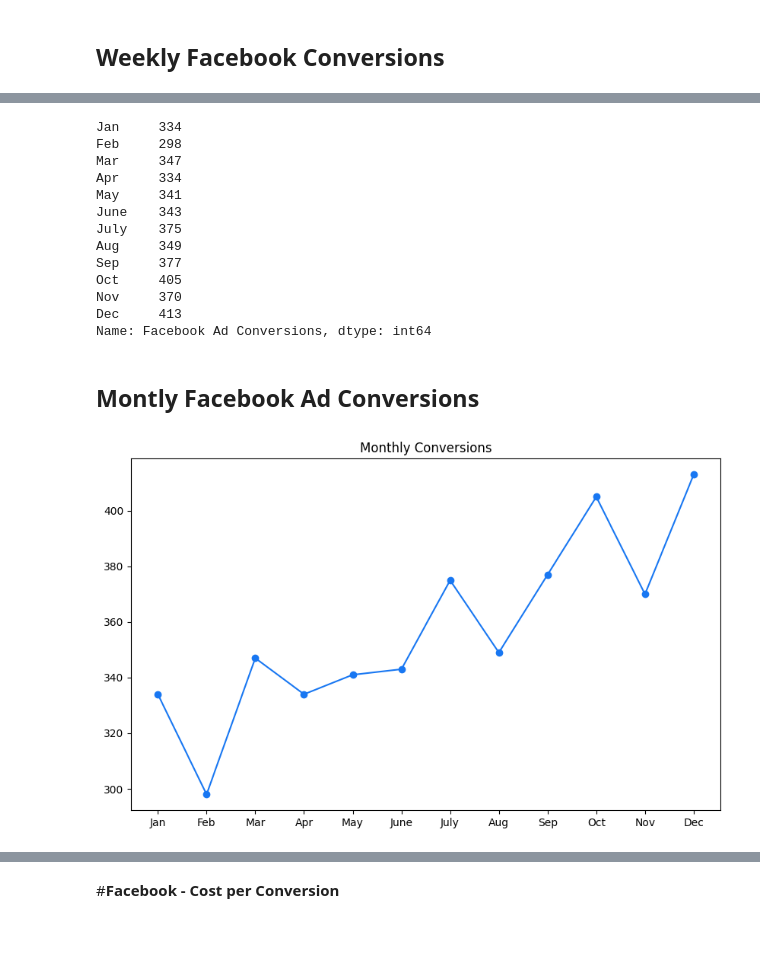
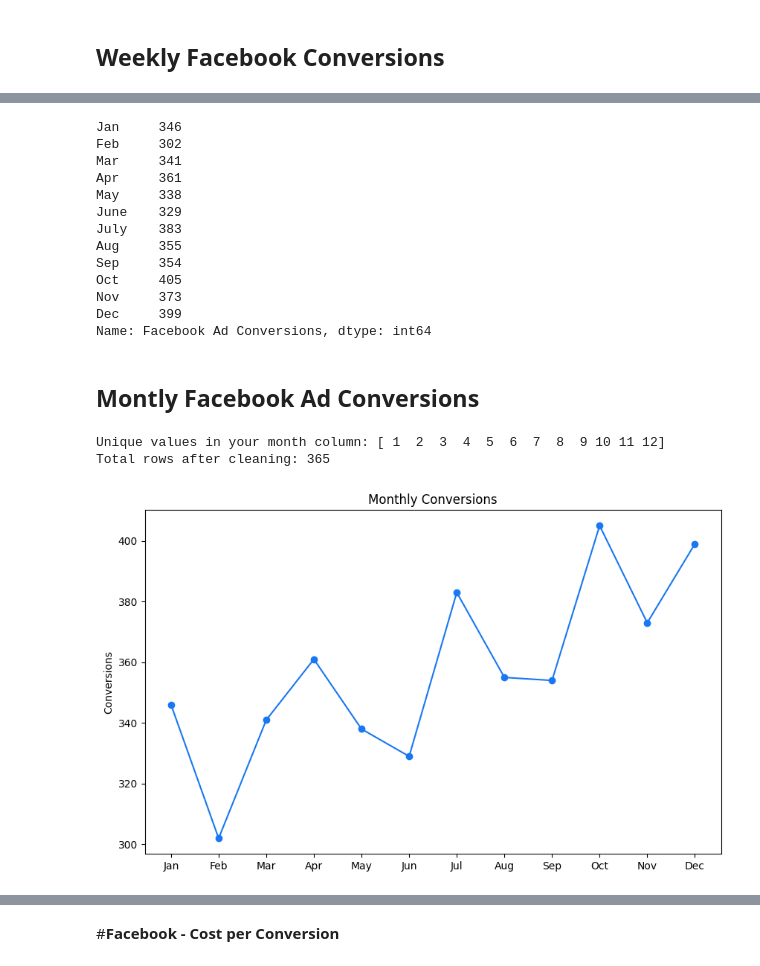
Before and after one commit to butterboypy/marketing-campaign-ab-testing-predictive-analysis, a Jupyter notebook: EDA/EDA.ipynb, the cells around one changed output, grey strips where cells are left out. Saved outputs shown, nothing was run; the diff lists cells and outputs as text; code cells hidden in the pictures; blank space fills up the shorter version.

```diff
--- a/EDA/EDA.ipynb
+++ b/EDA/EDA.ipynb
@@ -432,9 +447,9 @@ df.head()
 # %% [markdown]
 # **Facebook Ad Conversions by Months & Days of Week**
 # %%
-df['Date'] = pd.to_datetime(df['Date'], format = 'mixed', errors = 'coerce')
+df['Date'] = pd.to_datetime(df['Date'], dayfirst=True)
 
-df['month'] = df['Date'].dt.month
+df['month_idx'] = df['Date'].dt.month
 df['week'] = df['Date'].dt.weekday
 # %%
 df.head()
@@ -501,30 +514,43 @@ plt.show()
 # %%
-monthly = df.groupby('month')['Facebook Ad Conversions'].sum()
+monthly = df.groupby('month_idx')['Facebook Ad Conversions'].sum()
 month_names = ['Jan','Feb','Mar','Apr','May','June','July','Aug','Sep','Oct','Nov','Dec']
 monthly.index = month_names
 print(monthly)
 # %% [output]
-Jan     334
-Feb     298
-Mar     347
-Apr     334
-May     341
-June    343
-July    375
-Aug     349
-Sep     377
+Jan     346
+Feb     302
+Mar     341
+Apr     361
+May     338
+June    329
+July    383
+Aug     355
+Sep     354
 Oct     405
-Nov     370
-Dec     413
+Nov     373
+Dec     399
 Name: Facebook Ad Conversions, dtype: int64
 # %% [markdown]
 ## **Montly Facebook Ad Conversions**
+# %%
+print("Unique values in your month column:", df['month_idx'].unique())
+print("Total rows after cleaning:", len(df))
+# %% [output]
+Unique values in your month column: [ 1  2  3  4  5  6  7  8  9 10 11 12]
+Total rows after cleaning: 365
 # %%
-plt.figure(figsize =(10,6))
+plt.figure(figsize=(10, 6))
 plt.title('Monthly Conversions')
-monthly_conversions = df.groupby('month')[['Facebook Ad Conversions']].sum()
-month_names = ['Jan','Feb','Mar','Apr','May','June','July','Aug','Sep','Oct','Nov','Dec']
-plt.plot(month_names, monthly_conversions['Facebook Ad Conversions'],'-o', color = '#1877F2')
+
+month_labels = {1:'Jan',2:'Feb',3:'Mar',4:'Apr',5:'May',6:'Jun',
+                7:'Jul',8:'Aug',9:'Sep',10:'Oct',11:'Nov',12:'Dec'}
+
+monthly_conversions = df.groupby('month_idx')[['Facebook Ad Conversions']].sum().reset_index()
+monthly_conversions = monthly_conversions.sort_values('month_idx')  # ensure order
+display_months = monthly_conversions['month_idx'].map(month_labels)
+
+plt.plot(display_months, monthly_conversions['Facebook Ad Conversions'], '-o', color='#1877F2')
+plt.ylabel('Conversions')
 plt.show()
 # %% [output]
-[figure, old version]
+[figure, new version]
```
Also changed, not shown: parts of 17 cells of this notebook.
